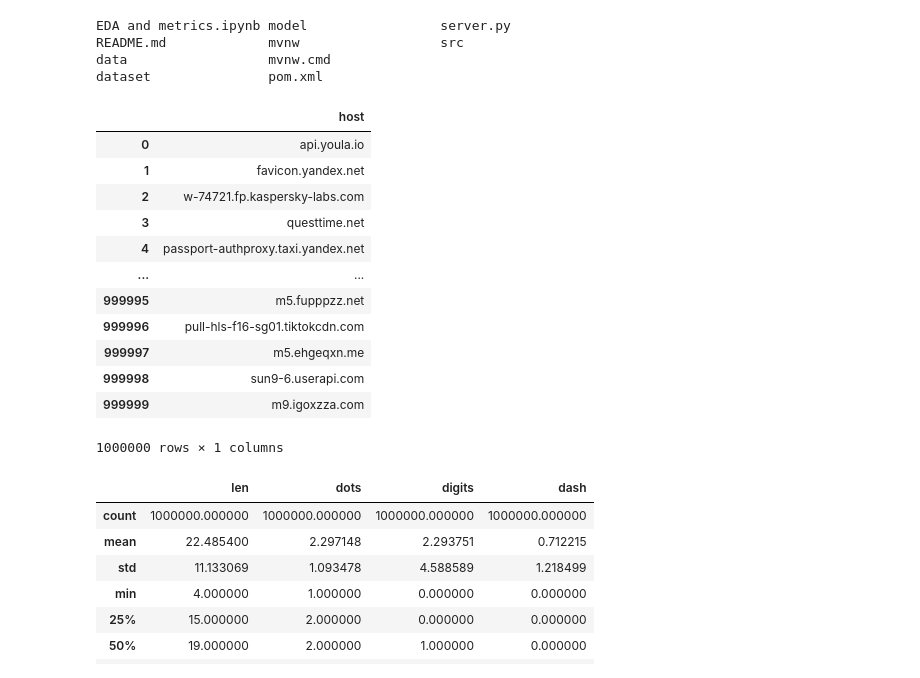
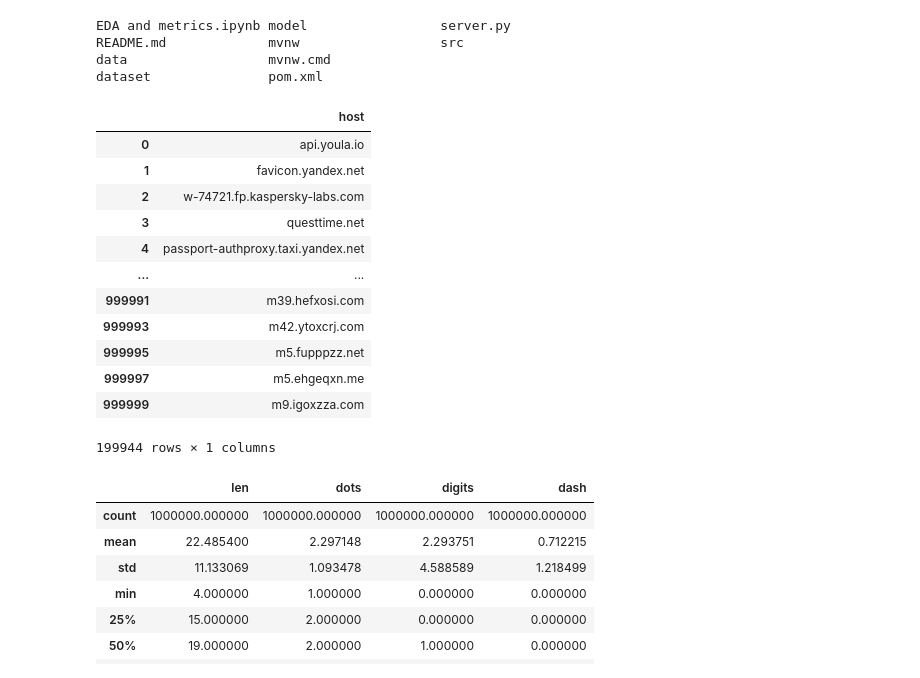
Before and after one commit to thermo911/MTS-hack-or-null, a Jupyter notebook: EDA and metrics.ipynb, the cells around one changed output. Drawn from its saved outputs; the diff is of its cells as text; code cells hidden in the pictures.

```diff
--- a/EDA and metrics.ipynb
+++ b/EDA and metrics.ipynb
@@ -12,21 +12,21 @@ dataset               pom.xml
 # %%
 raw = pd.read_csv('data/host.csv', names=['host'])
 # %%
-raw
+raw.drop_duplicates()
 # %% [output]
 |  | host |
 | 0 | api.youla.io |
 | 1 | favicon.yandex.net |
 | 2 | w-74721.fp.kaspersky-labs.com |
 | 3 | questtime.net |
 | 4 | passport-authproxy.taxi.yandex.net |
 | ... | ... |
+| 999991 | m39.hefxosi.com |
+| 999993 | m42.ytoxcrj.com |
 | 999995 | m5.fupppzz.net |
-| 999996 | pull-hls-f16-sg01.tiktokcdn.com |
 | 999997 | m5.ehgeqxn.me |
-| 999998 | sun9-6.userapi.com |
 | 999999 | m9.igoxzza.com |
-1000000 rows × 1 columns
+199944 rows × 1 columns
 # %%
 def df_process(df):
     df['len'] = df['host'].map(lambda x: len(x))
```
Also changed, not shown: parts of 10 cells of this notebook, 16 other files.
